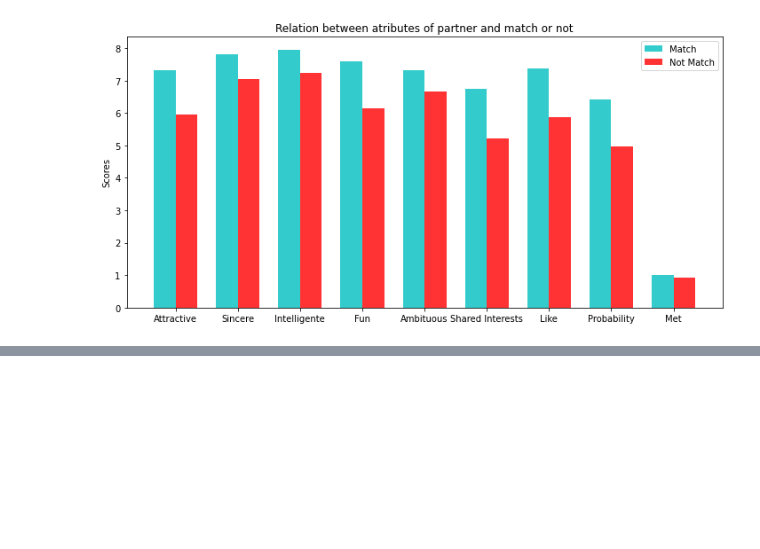
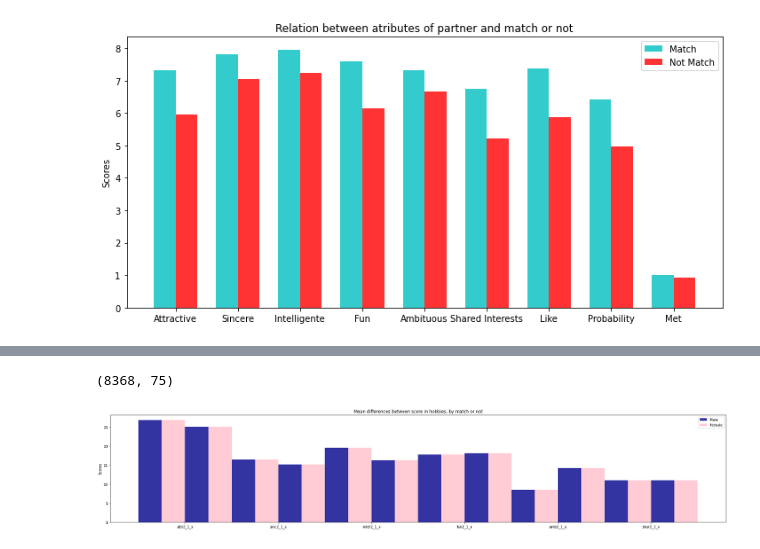
Before and after one commit to ZoziLaMalice/speed_dating, a Jupyter notebook: Notebook/first_cleaning_&_analyse.ipynb, the cells around one changed output, grey strips where cells are left out. Cells and saved outputs as stored; diff of their text form; code cells hidden in the pictures; blank space fills up the shorter version.

```diff
--- a/Notebook/first_cleaning_&_analyse.ipynb
+++ b/Notebook/first_cleaning_&_analyse.ipynb
@@ -347,0 +411,17 @@ plt.show()
+# %%
+atributes_data_1 = full_data[['iid', 'pid', 'match', 'gender', 'attr1_1', 'sinc1_1','intel1_1','fun1_1','amb1_1','shar1_1', 'attr2_1', 'sinc2_1','intel2_1','fun2_1','amb2_1','shar2_1', 'attr3_1', 'sinc3_1','intel3_1','fun3_1','amb3_1', 'attr5_1', 'sinc5_1','intel5_1','fun5_1','amb5_1', 'attr1_2', 'sinc1_2','intel1_2','fun1_2','amb1_2','shar1_2', 'attr3_2', 'sinc3_2','intel3_2','fun3_2','amb3_2']]
+
+atributes_data_2 = full_data[['iid', 'pid', 'match', 'gender', 'attr1_1', 'sinc1_1','intel1_1','fun1_1','amb1_1','shar1_1', 'attr2_1', 'sinc2_1','intel2_1','fun2_1','amb2_1','shar2_1', 'attr3_1', 'sinc3_1','intel3_1','fun3_1','amb3_1', 'attr5_1', 'sinc5_1','intel5_1','fun5_1','amb5_1', 'attr1_2', 'sinc1_2','intel1_2','fun1_2','amb1_2','shar1_2', 'attr3_2', 'sinc3_2','intel3_2','fun3_2','amb3_2']]
+
+atributes_data_1 = atributes_data_1[atributes_data_1.pid.notna()]
+atributes_data_2 = atributes_data_2[atributes_data_2.pid.notna()]
+
+atributes_data_1['pid'] = atributes_data_1['pid'].astype(int)
+atributes_data_2['pid'] = atributes_data_2['pid'].astype(int)
+
+atributes_data_1['unique'] = atributes_data_1['iid'].astype(str) + '-' + atributes_data_1['pid'].astype(str)
+atributes_data_2['unique'] = atributes_data_2['pid'].astype(str) + '-' + atributes_data_2['iid'].astype(str)
+
+atributes_data = atributes_data_1.merge(atributes_data_2, left_on='unique', right_on='unique', how='inner')
+
+atributes_data.head()
@@ -347,0 +474,46 @@ plt.show()
+# %%
+atributes_data.shape
+# %% [output]
+(8368, 75)
+# %%
+men = atributes_data[atributes_data["gender_x"] == 1]
+girl = atributes_data[atributes_data["gender_x"] == 0]
+
+i_look_for = men[['attr1_1_x', 'sinc1_1_x', 'intel1_1_x', 'fun1_1_x', 'amb1_1_x', 'shar1_1_x']].mean()
+partner_look_for = girl[['attr1_1_y', 'sinc1_1_y', 'intel1_1_y', 'fun1_1_y', 'amb1_1_y', 'shar1_1_y']].mean()
+
+i_think = men[['attr2_1_x', 'sinc2_1_x', 'intel2_1_x', 'fun2_1_x', 'amb2_1_x', 'shar2_1_x']].mean()
+partner_think = girl[['attr2_1_y', 'sinc2_1_y', 'intel2_1_y', 'fun2_1_y', 'amb2_1_y', 'shar2_1_y']].mean()
+
+plt.figure(figsize=(25, 5))
+index = np.arange(len(i_think))
+bar_width = 0.25
+opacity = 0.8
+
+bar1 = plt.bar(index, i_look_for.values, bar_width,
+alpha=opacity,
+color='darkblue',
+label='Male')
+
+bar2 = plt.bar(index + bar_width, partner_look_for.values, bar_width,
+alpha=opacity,
+color='pink',
+label='Female')
+
+bar3 = plt.bar(index + bar_width*2, i_think.values, bar_width,
+alpha=opacity,
+color='darkblue')
+
+bar4 = plt.bar(index + bar_width*3, partner_think.values, bar_width,
+alpha=opacity,
+color='pink')
+plt.ylabel('Scores')
+plt.title('Mean differences between score in hobbies, by match or not')
+plt.xticks(index + bar_width*1.5, i_think.index)
+plt.legend()
+
+
+plt.tight_layout()
+plt.show()
+# %% [output]
+[figure, added]
```
Also changed, not shown: parts of 10 cells of this notebook, 1 other file.
